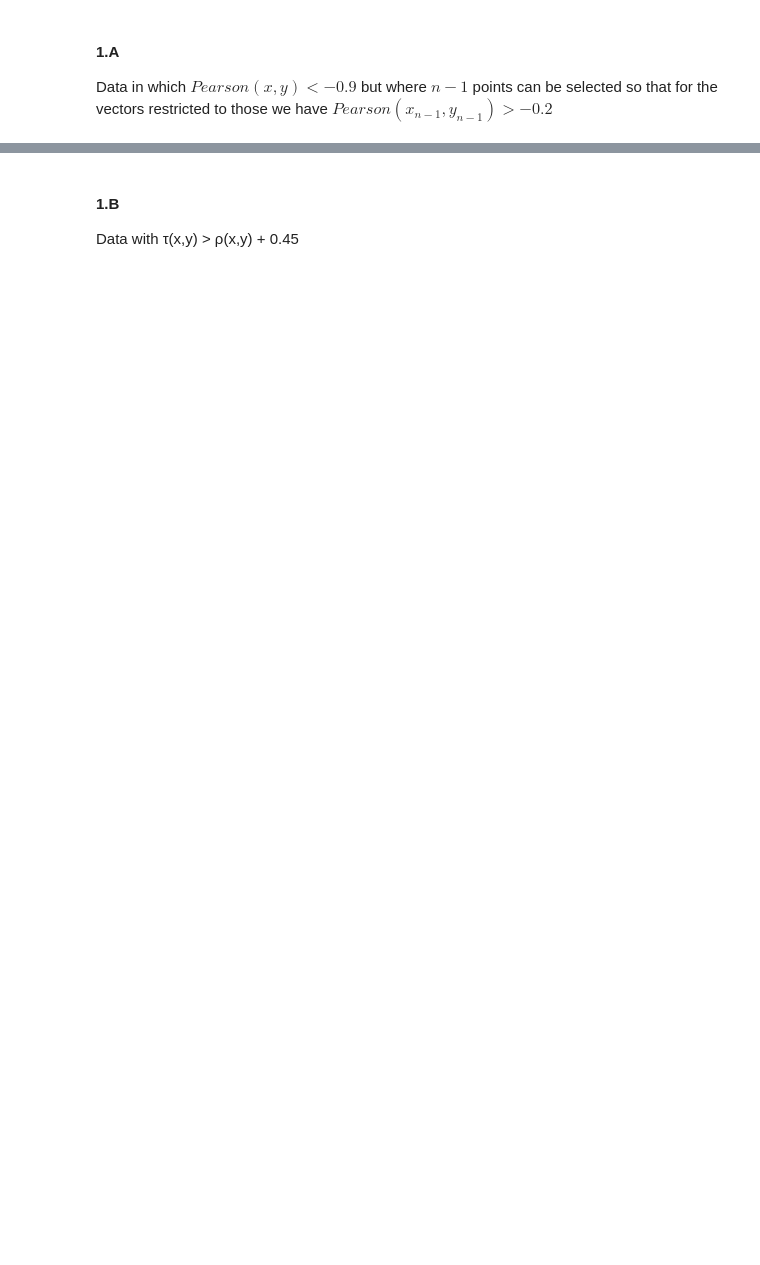
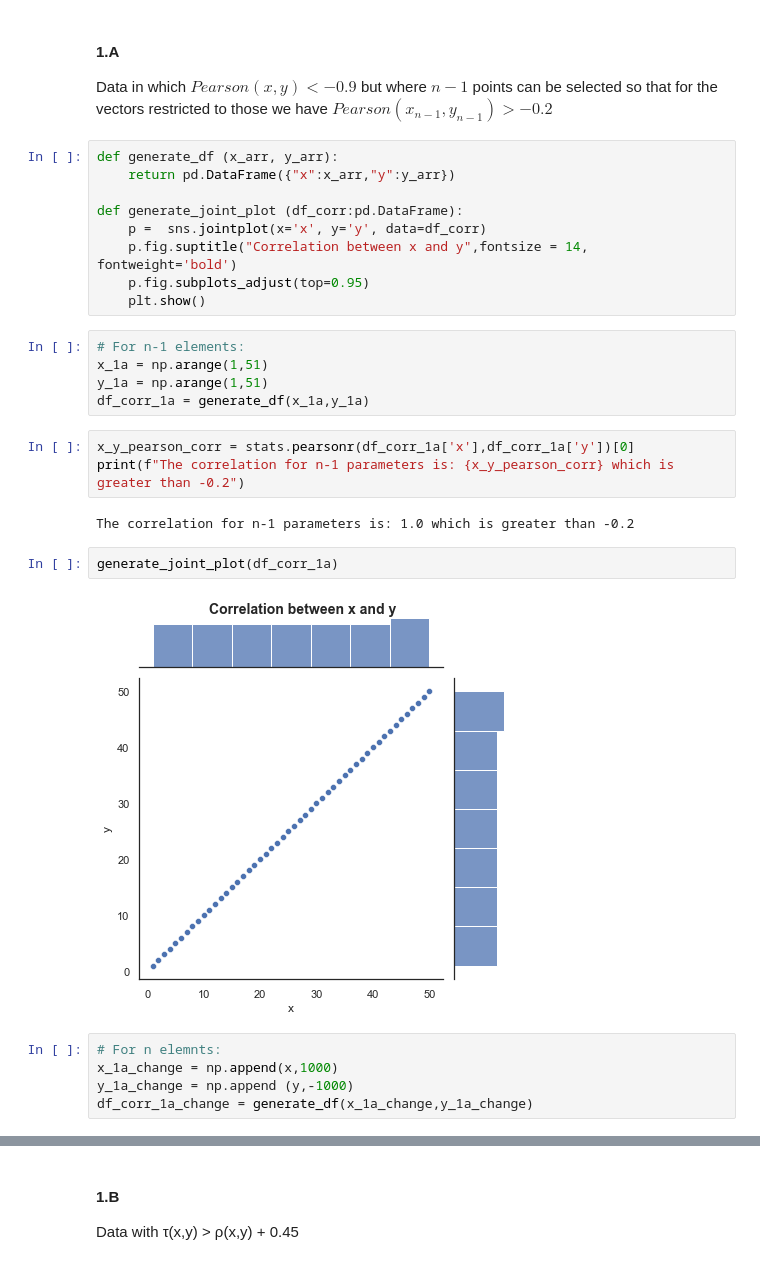
Before and after one commit to Oren-Ben/IDC, a Jupyter notebook: statistics/third_ex/204079453_205714447.ipynb, the cells around one changed output, grey strips where cells are left out. Saved outputs shown, nothing was run; the diff lists cells and outputs as text; blank space fills up the shorter version.

```diff
--- a/statistics/third_ex/204079453_205714447.ipynb
+++ b/statistics/third_ex/204079453_205714447.ipynb
@@ -32,3 +32,31 @@ Pearson(x,y) = Pearson correlation<br>
 # %% [markdown]
 #### 1.A
 Data in which  $Pearson(x,y) < -0.9$ but where $n-1$ points can be selected so that for the vectors restricted to those we have $Pearson(x_{n-1},y_{n-1}) > -0.2$
+# %%
+def generate_df (x_arr, y_arr):
+    return pd.DataFrame({"x":x_arr,"y":y_arr})
+
+def generate_joint_plot (df_corr:pd.DataFrame):
+    p =  sns.jointplot(x='x', y='y', data=df_corr)
+    p.fig.suptitle("Correlation between x and y",fontsize = 14, fontweight='bold')
+    p.fig.subplots_adjust(top=0.95)
+    plt.show()
+# %%
+# For n-1 elements:
+x_1a = np.arange(1,51)
+y_1a = np.arange(1,51)
+df_corr_1a = generate_df(x_1a,y_1a)
+# %%
+x_y_pearson_corr = stats.pearsonr(df_corr_1a['x'],df_corr_1a['y'])[0]
+print(f"The correlation for n-1 parameters is: {x_y_pearson_corr} which is greater than -0.2")
+# %% [output]
+The correlation for n-1 parameters is: 1.0 which is greater than -0.2
+# %%
+generate_joint_plot(df_corr_1a)
+# %% [output]
+[figure, added]
+# %%
+# For n elemnts:
+x_1a_change = np.append(x,1000)
+y_1a_change = np.append (y,-1000)
+df_corr_1a_change = generate_df(x_1a_change,y_1a_change)
```
Also changed, not shown: parts of 16 cells of this notebook.
